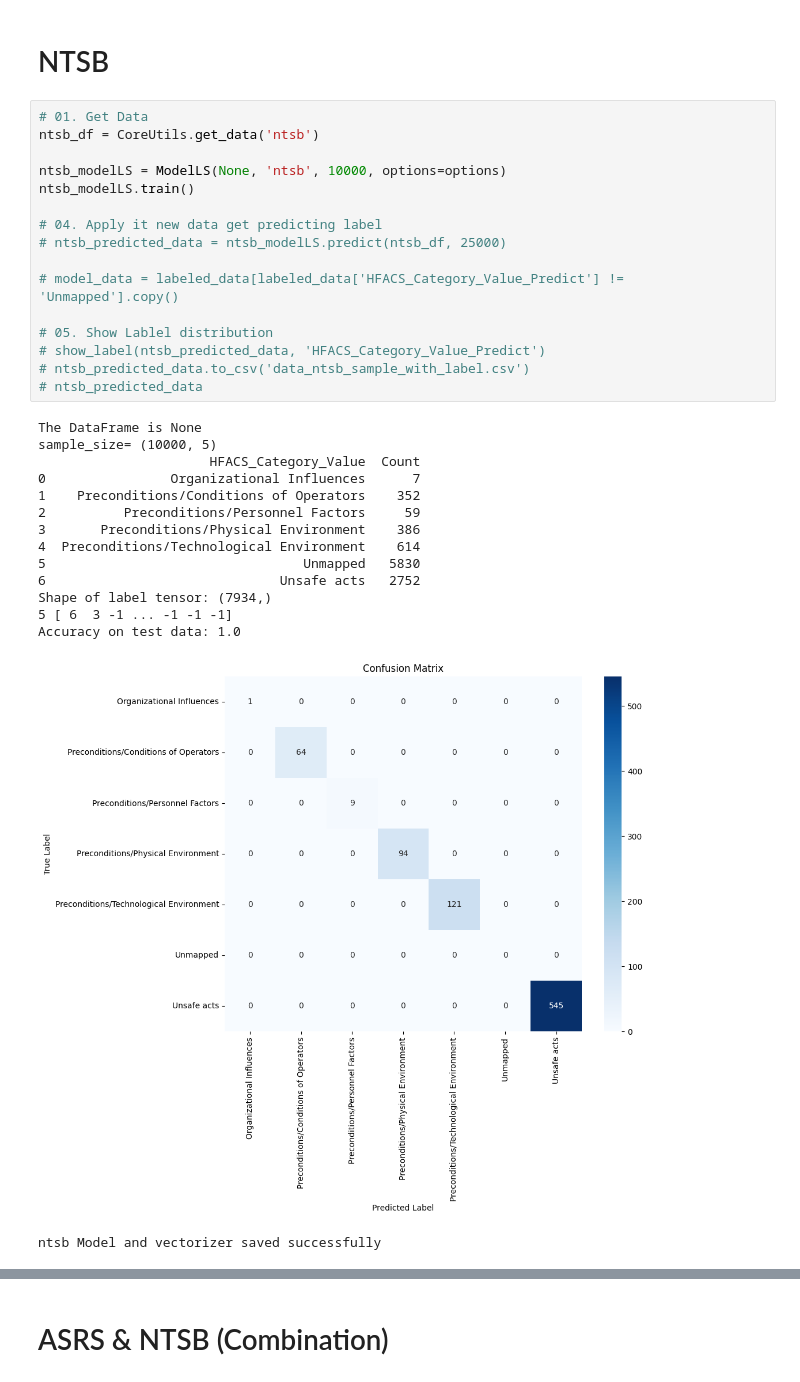
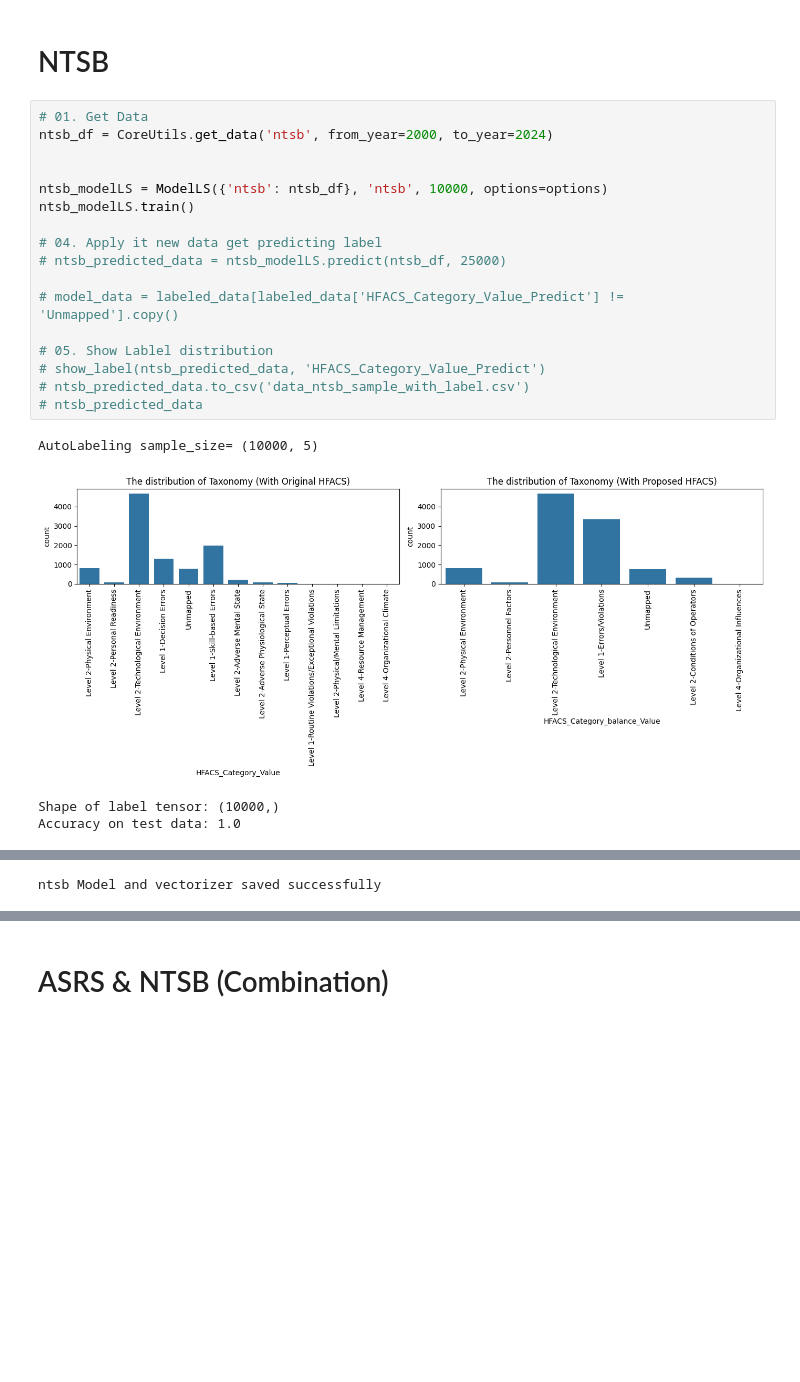
Before and after one commit to lasalasa/ASTAPM_Model, a Jupyter notebook: notebooks/notebook_main.ipynb, the cells around one changed output, grey strips where cells are left out. Saved outputs shown, nothing was run; the diff lists cells and outputs as text; blank space fills up the shorter version.

Commit message:
Updated code to enhance HFACS mapping

```diff
--- a/notebooks/notebook_main.ipynb
+++ b/notebooks/notebook_main.ipynb
@@ -119,33 +208,23 @@ AttributeError: 'dict' object has no attribute 'split'
 # NTSB
 # %%
 # 01. Get Data
-ntsb_df = CoreUtils.get_data('ntsb')
+ntsb_df = CoreUtils.get_data('ntsb', from_year=2000, to_year=2024)
 
-ntsb_modelLS = ModelLS(None, 'ntsb', 10000, options=options)
+
+ntsb_modelLS = ModelLS({'ntsb': ntsb_df}, 'ntsb', 10000, options=options)
 ntsb_modelLS.train()
 
 # 04. Apply it new data get predicting label
 # ntsb_predicted_data = ntsb_modelLS.predict(ntsb_df, 25000)
 
 # model_data = labeled_data[labeled_data['HFACS_Category_Value_Predict'] != 'Unmapped'].copy()
 
 # 05. Show Lablel distribution
 # show_label(ntsb_predicted_data, 'HFACS_Category_Value_Predict')
 # ntsb_predicted_data.to_csv('data_ntsb_sample_with_label.csv')
 # ntsb_predicted_data
 # %% [output]
-The DataFrame is None
-sample_size= (10000, 5)
-                      HFACS_Category_Value  Count
-0                Organizational Influences      7
-1    Preconditions/Conditions of Operators    352
-2          Preconditions/Personnel Factors     59
-3       Preconditions/Physical Environment    386
-4  Preconditions/Technological Environment    614
-5                                 Unmapped   5830
-6                              Unsafe acts   2752
-Shape of label tensor: (7934,)
-5 [ 6  3 -1 ... -1 -1 -1]
-Accuracy on test data: 1.0
+AutoLabeling sample_size= (10000, 5)
-[figure, old version]
+[figure, new version]
-ntsb Model and vectorizer saved successfully
+Shape of label tensor: (10000,)
+Accuracy on test data: 1.0
@@ -152 +232,2 @@ ntsb Model and vectorizer saved successfully
+ntsb Model and vectorizer saved successfully
 # %%
```
Also changed, not shown: parts of 9 cells of this notebook, 15 other files.
